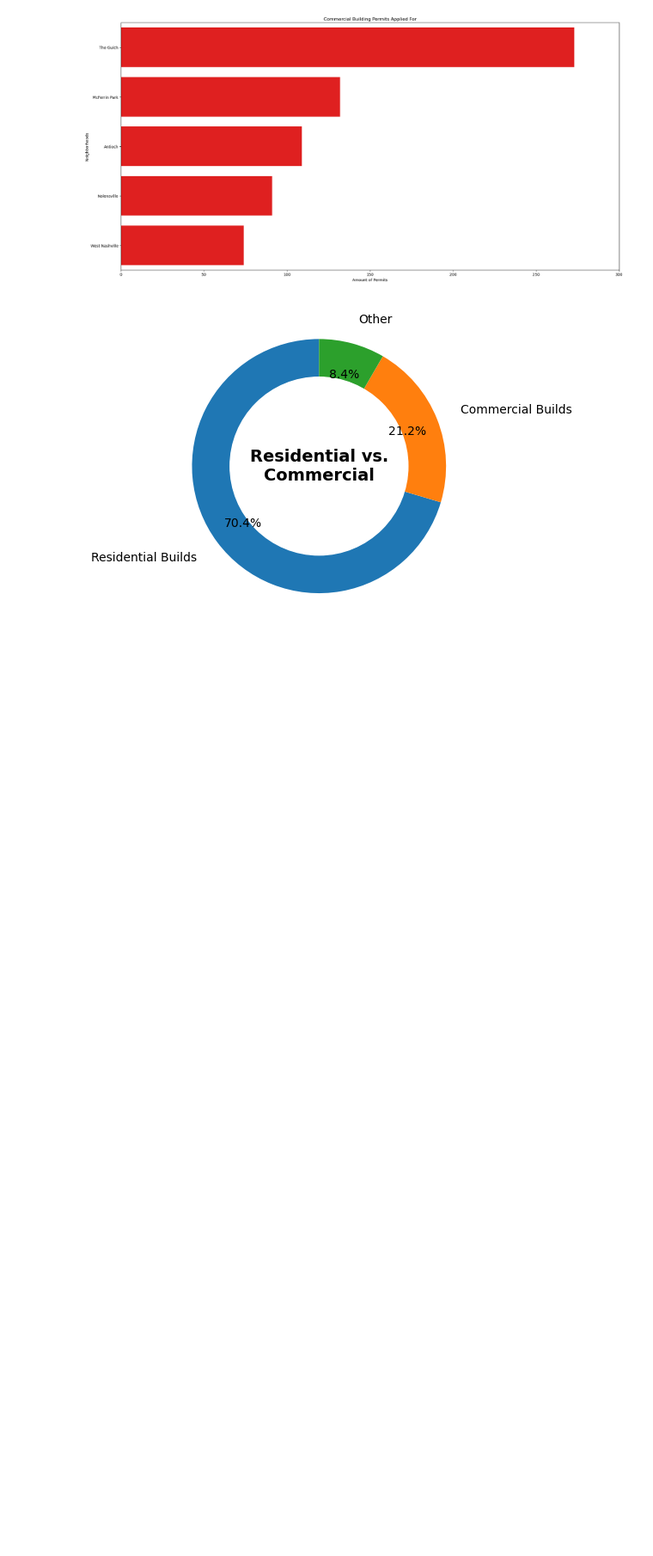
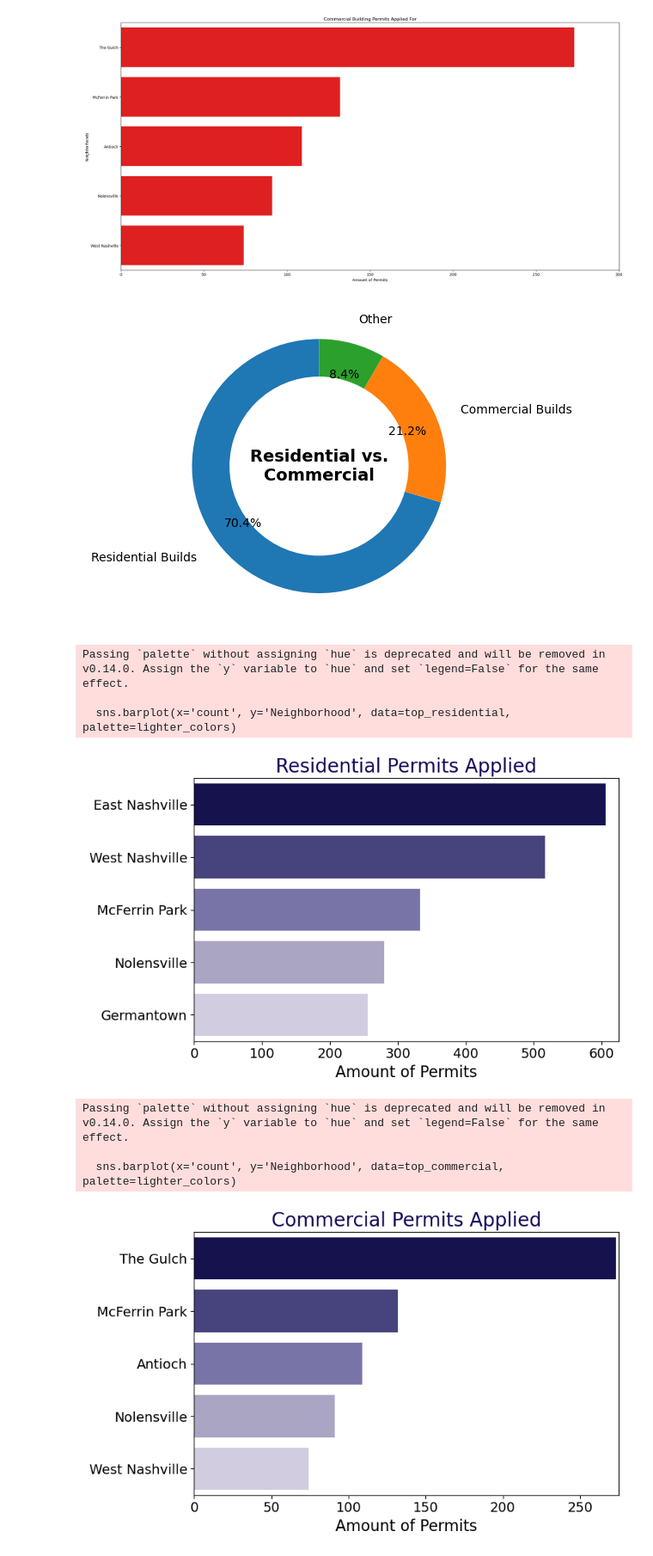
Before and after one commit to brandonwcoughlin/nashville-growth, a Jupyter notebook: notebooks/permits_applied.ipynb, the cells around one changed output. Shown at 86% size. Drawn from its saved outputs; the diff is of its cells as text; code cells hidden in the pictures; blank space fills up the shorter version.

Commit message:
nashville_growth_1015

```diff
--- a/notebooks/permits_applied.ipynb
+++ b/notebooks/permits_applied.ipynb
@@ -270,3 +270,47 @@ plt.text(0, 0, 'Residential vs.\nCommercial', horizontalalignment='center',
 plt.show()
 # %% [output]
 [figure]
+# %%
+building_counts = nashville.groupby(['Neighborhood', 'building type']).size().reset_index(name='count')
+building_counts = building_counts[building_counts['building type'] != 'Other']
+residential_data = building_counts[building_counts['building type'] == 'Residential']
+commercial_data = building_counts[building_counts['building type'] == 'Commercial']
+residential_sum = residential_data.groupby('Neighborhood')['count'].sum().reset_index()
+commercial_sum = commercial_data.groupby('Neighborhood')['count'].sum().reset_index()
+top_residential = residential_sum.nlargest(5, 'count')
+top_commercial = commercial_sum.nlargest(5, 'count')
+base_color = '#0E0857'
+lighter_colors = sns.color_palette([base_color, '#3F3985', '#726BAF', '#A7A0C8', '#D0C9E3'])
+
+plt.figure(figsize=(8, 5))
+sns.barplot(x='count', y='Neighborhood', data=top_residential, palette=lighter_colors)
+plt.xlim(0, 625)
+plt.title('Residential Permits Applied', fontsize=20, color=base_color)
+plt.xlabel('Amount of Permits', fontsize=16)
+plt.ylabel('', fontsize=16)
+plt.xticks(fontsize=14)
+plt.yticks(fontsize=14)
+plt.yticks(rotation=0)
+plt.tight_layout()
+plt.show()
+
+plt.figure(figsize=(8, 5))
+sns.barplot(x='count', y='Neighborhood', data=top_commercial, palette=lighter_colors)
+plt.xlim(0, 275)
+plt.title('Commercial Permits Applied', fontsize=20, color=base_color)
+plt.xlabel('Amount of Permits', fontsize=16)
+plt.ylabel('', fontsize=16)
+plt.xticks(fontsize=14)
+plt.yticks(fontsize=14)
+plt.yticks(rotation=0)
+plt.tight_layout()
+plt.show()
+# %% [output]
+Passing `palette` without assigning `hue` is deprecated and will be removed in v0.14.0. Assign the `y` variable to `hue` and set `legend=False` for the same effect.
+
+  sns.barplot(x='count', y='Neighborhood', data=top_residential, palette=lighter_colors)
+[figure, added]
+Passing `palette` without assigning `hue` is deprecated and will be removed in v0.14.0. Assign the `y` variable to `hue` and set `legend=False` for the same effect.
+
+  sns.barplot(x='count', y='Neighborhood', data=top_commercial, palette=lighter_colors)
+[figure, added]
```
Also changed, not shown: 1 other file.
